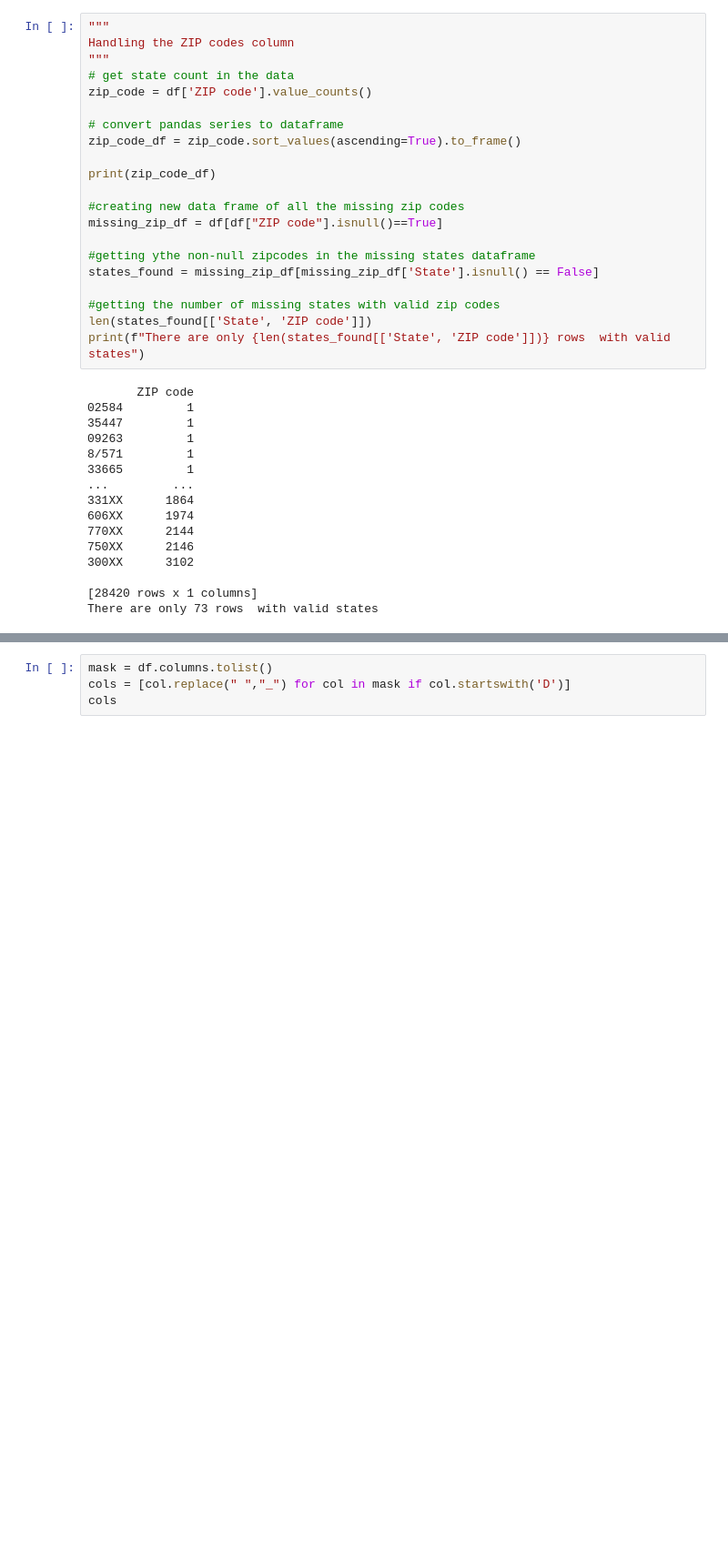
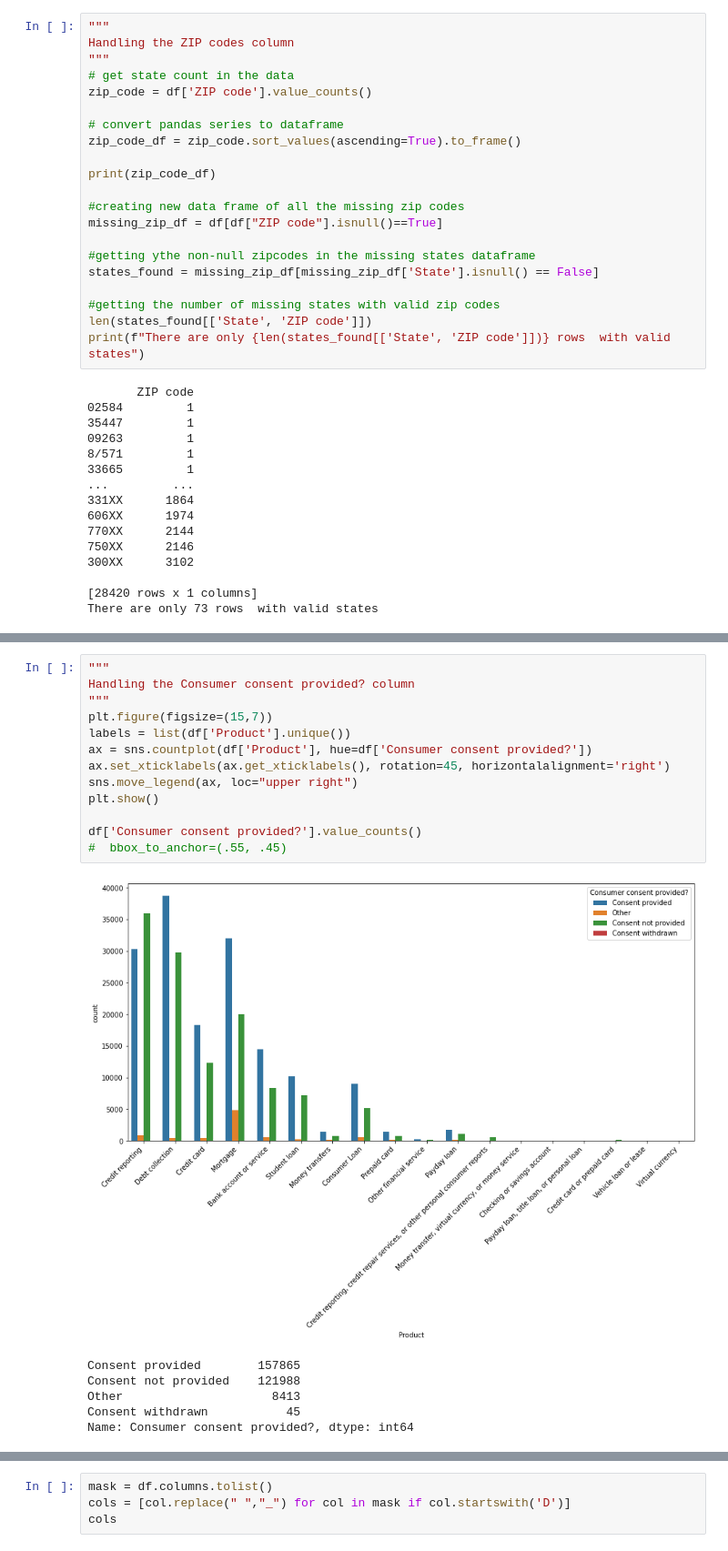
Before and after one commit to Tobi-Ade/Machine-Learning-Deployment, a Jupyter notebook: read.ipynb, the cells around one changed output, grey strips where cells are left out. Shown at 91% size. Drawn from its saved outputs; the diff is of its cells as text; blank space fills up the shorter version.

```diff
--- a/read.ipynb
+++ b/read.ipynb
@@ -322,0 +325,20 @@ plt.show()
+# %%
+"""
+Handling the Consumer consent provided? column
+"""
+plt.figure(figsize=(15,7))
+labels = list(df['Product'].unique())
+ax = sns.countplot(df['Product'], hue=df['Consumer consent provided?'])
+ax.set_xticklabels(ax.get_xticklabels(), rotation=45, horizontalalignment='right')
+sns.move_legend(ax, loc="upper right")
+plt.show()
+
+df['Consumer consent provided?'].value_counts()
+#  bbox_to_anchor=(.55, .45)
+# %% [output]
+[figure, added]
+Consent provided        157865
+Consent not provided    121988
+Other                     8413
+Consent withdrawn           45
+Name: Consumer consent provided?, dtype: int64
```
Also changed, not shown: parts of 23 cells of this notebook.
